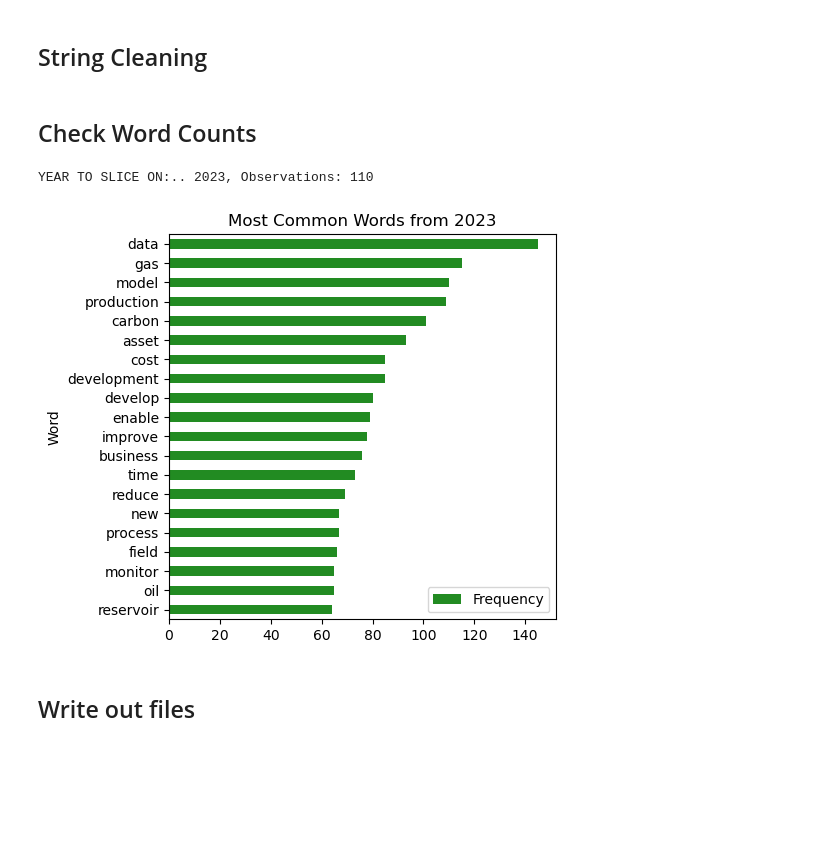
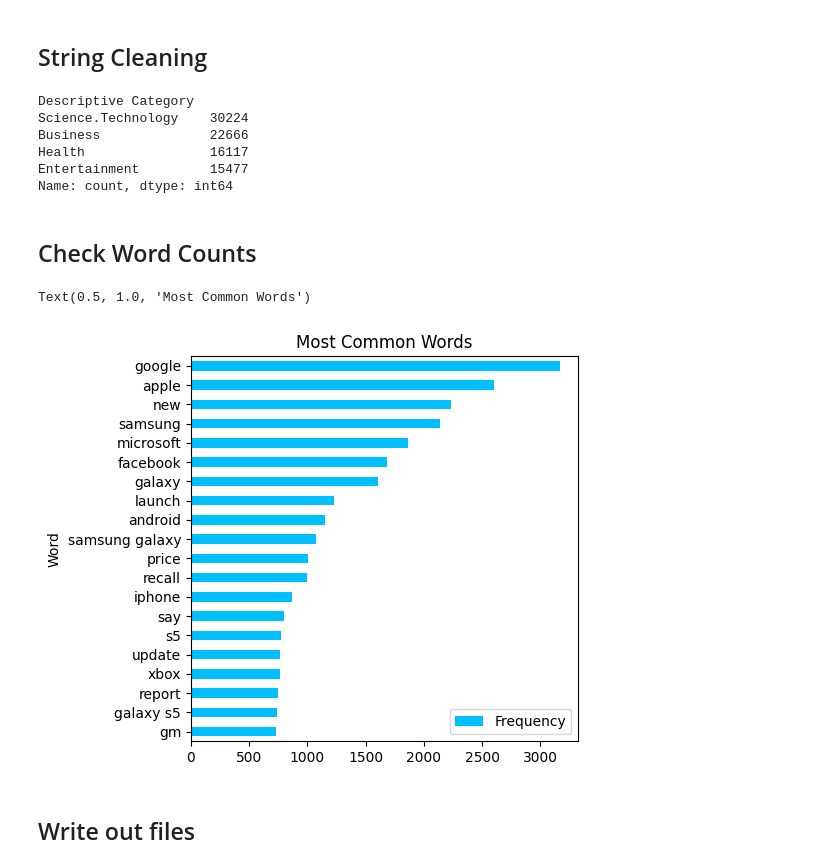
Before and after one commit to tzimmer3/macop_training_2025, a Jupyter notebook: Wordcloud Generator/Clean.ipynb, the cells around one changed output. Cells and saved outputs as stored; diff of their text form; code cells hidden in the pictures; blank space fills up the shorter version.

```diff
--- a/Wordcloud Generator/Clean.ipynb
+++ b/Wordcloud Generator/Clean.ipynb
@@ -65,37 +70,45 @@ df['clean_title'] = df['clean_title'].apply(nltk.word_tokenize)
 df['clean_title'] = df['clean_title'].apply(lambda x: ' '.join([lemmatizer.lemmatize(word, pos='v') for word in x]))
 # Remove stopwords
 df['clean_title'] = df['clean_title'].apply(lambda x: ' '.join([word for word in x.split() if word not in (newStopWords)]))
+# %%
+df['CATEGORY'].value_counts()
+df['Descriptive Category'] = df['CATEGORY'].apply(lambda x: write_target_descriptive_categories(x))
+df['Descriptive Category'].value_counts()
+# %% [output]
+Descriptive Category
+Science.Technology    30224
+Business              22666
+Health                16117
+Entertainment         15477
+Name: count, dtype: int64
+# %%
+# Output filepath
+
+toggle = list(df['Descriptive Category'].unique())[3]                  # ['Entertainment', 'Business', 'Health', 'Science/Technology']
+
+WordFreq = create_word_frequency_table(df, category=toggle)
+
+# Save to csv
+OUTPUT_DIRNAME = "data/"
+OUTPUT_FILENAME = f"{toggle}_wordcloud_data.csv"
+WordFreq.to_csv(str(OUTPUT_DIRNAME)+str(OUTPUT_FILENAME),index=False)
 # %% [markdown]
 ## Check Word Counts
 # %%
-# Count total len of df
-#Create DTM
-cv = CountVectorizer(ngram_range = (1,3), stop_words='english')
-dtm = cv.fit_transform(df['clean_title'])
-words = np.array(cv.get_feature_names_out())
-
-#Look at top 10 most frequent words
-freqs=dtm.sum(axis=0).A.flatten()
-index=np.argsort(freqs)[-20:]
-
-# Construct dataframe
-WordFreq = pd.DataFrame.from_records(list(zip(words[index], freqs[index])))
-WordFreq.columns = ['Word', 'Frequency']
-
 # Plot horizontal bar graph
 fig, ax = plt.subplots(figsize=(5, 5))
 WordFreq.sort_values(by='Frequency').plot.barh(
                   x='Word',
                   y='Frequency',
                   ax=ax,
                   color="deepskyblue")
 
 # COLORS: darkred, goldenrod, forestgreen, deepskyblue, rebeccapurple
 
 plt.title("Most Common Words")
 # %% [output]
-YEAR TO SLICE ON:.. 2023, Observations: 110
+Text(0.5, 1.0, 'Most Common Words')
-[figure, old version]
+[figure, new version]
 # %% [markdown]
 ## Write out files
 # %%
```
Also changed, not shown: parts of 3 cells of this notebook, 19 other files.
